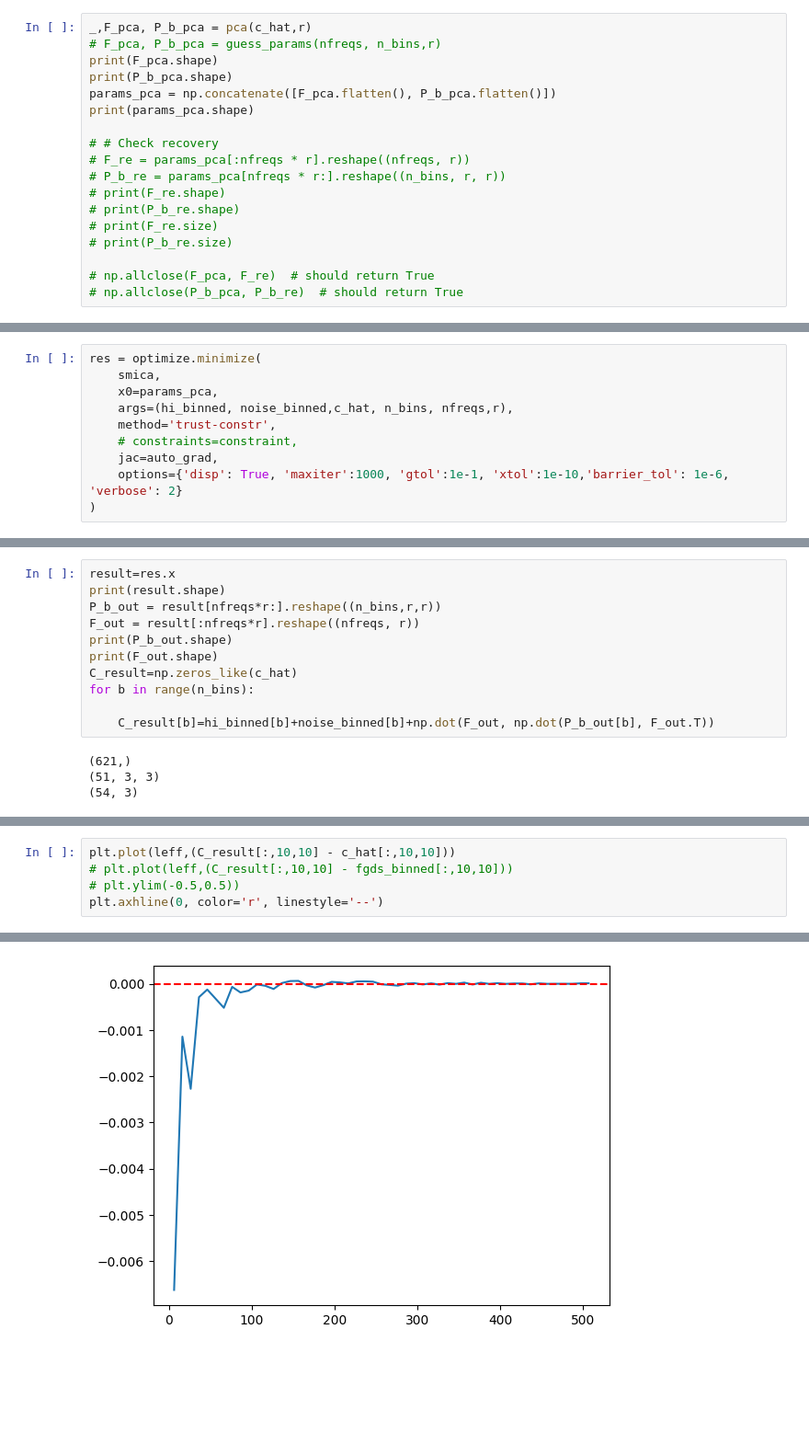
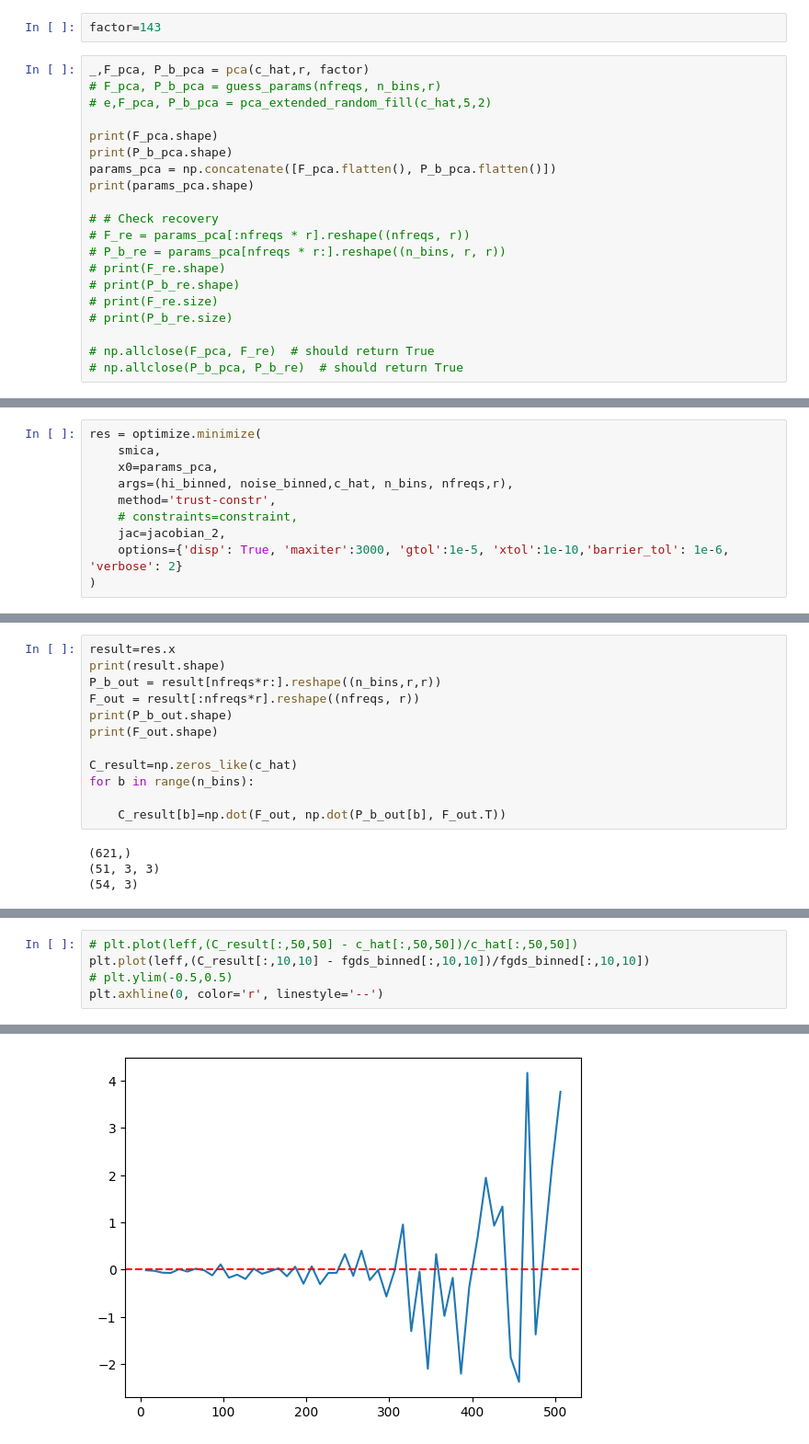
Before and after one commit to urwa99/MASS_Thesis, a Jupyter notebook: results_2/SMICA3.ipynb, the cells around one changed output, grey strips where cells are left out. Shown at 92% size. Saved outputs shown, nothing was run; the diff lists cells and outputs as text; blank space fills up the shorter version.

```diff
--- a/results_2/SMICA3.ipynb
+++ b/results_2/SMICA3.ipynb
@@ -214,8 +285,12 @@ def guess_params(nfreqs,n_bins, r):
         P_l[bin,:,:]=np.dot(A , A.T) + 1e-2 * np.eye(r) #strictly positive definite + symmetric
     return F_i, P_l
+# %%
+factor=143
 # %%
-_,F_pca, P_b_pca = pca(c_hat,r)
+_,F_pca, P_b_pca = pca(c_hat,r, factor)
 # F_pca, P_b_pca = guess_params(nfreqs, n_bins,r)
+# e,F_pca, P_b_pca = pca_extended_random_fill(c_hat,5,2)
+
 print(F_pca.shape)
 print(P_b_pca.shape)
 params_pca = np.concatenate([F_pca.flatten(), P_b_pca.flatten()])
@@ -399,8 +474,8 @@ res = optimize.minimize(
     args=(hi_binned, noise_binned,c_hat, n_bins, nfreqs,r),
     method='trust-constr',
     # constraints=constraint,
-    jac=auto_grad,
-    options={'disp': True, 'maxiter':1000, 'gtol':1e-1, 'xtol':1e-10,'barrier_tol': 1e-6, 'verbose': 2}
+    jac=jacobian_2,
+    options={'disp': True, 'maxiter':3000, 'gtol':1e-5, 'xtol':1e-10,'barrier_tol': 1e-6, 'verbose': 2}
 )
 # %% [output]
 | niter |f evals|CG iter|  obj func   |tr radius |   opt    |  c viol  |
@@ -448,10 +523,11 @@ P_b_out = result[nfreqs*r:].reshape((n_bins,r,r))
 F_out = result[:nfreqs*r].reshape((nfreqs, r))
 print(P_b_out.shape)
 print(F_out.shape)
+
 C_result=np.zeros_like(c_hat)
 for b in range(n_bins):
 
-    C_result[b]=hi_binned[b]+noise_binned[b]+np.dot(F_out, np.dot(P_b_out[b], F_out.T))
+    C_result[b]=np.dot(F_out, np.dot(P_b_out[b], F_out.T))
 # %% [output]
 (621,)
 (51, 3, 3)
@@ -479,8 +555,8 @@ plt.legend()
 # %%
-plt.plot(leff,(C_result[:,10,10] - c_hat[:,10,10]))
-# plt.plot(leff,(C_result[:,10,10] - fgds_binned[:,10,10]))
-# plt.ylim(-0.5,0.5))
+# plt.plot(leff,(C_result[:,50,50] - c_hat[:,50,50])/c_hat[:,50,50])
+plt.plot(leff,(C_result[:,10,10] - fgds_binned[:,10,10])/fgds_binned[:,10,10])
+# plt.ylim(-0.5,0.5)
 plt.axhline(0, color='r', linestyle='--')
 # %% [output]
 <matplotlib.lines.Line2D at 0x...>
-[figure, old version]
+[figure, new version]
```
Also changed, not shown: parts of 15 cells of this notebook.
